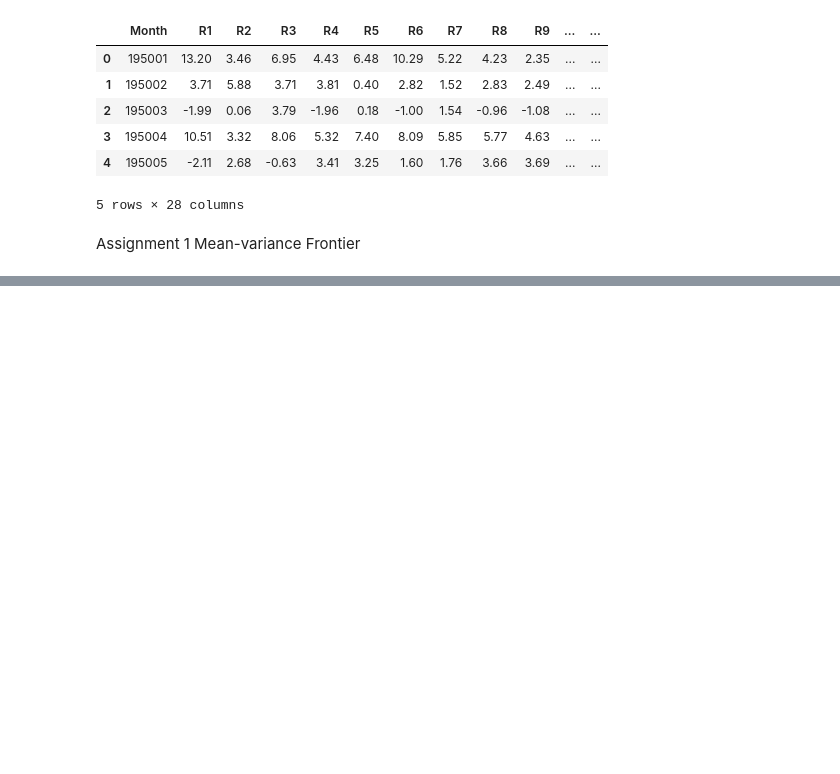
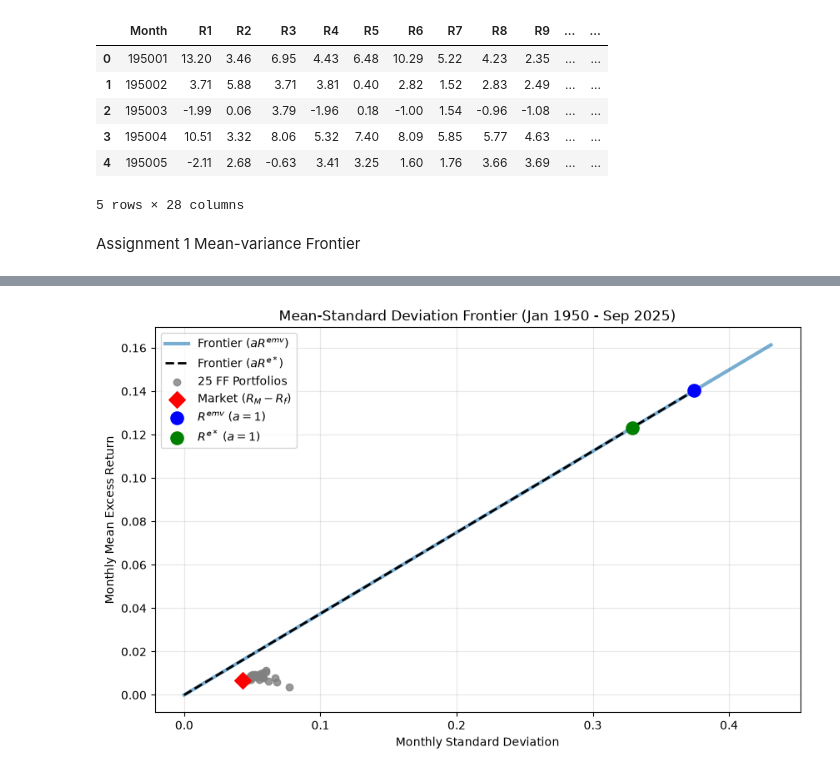
Before and after one commit to Bart-school-acf/AP, a Jupyter notebook: Assignment 1.ipynb, the cells around one changed output, grey strips where cells are left out. Drawn from its saved outputs; the diff is of its cells as text; code cells hidden in the pictures; blank space fills up the shorter version.

Commit message:
Assignment 1.1

```diff
--- a/Assignment 1.ipynb
+++ b/Assignment 1.ipynb
@@ -5,7 +7,7 @@ import numpy as np
 # %%
 #importing database
-db = pd.read_csv("Assignment1.csv")
-db.head()
+df = pd.read_csv("Assignment1.csv")
+df.head()
 # %% [output]
 |  | Month | R1 | R2 | R3 | R4 | R5 | R6 | R7 | R8 | R9 | ... | ... |
 | 0 | 195001 | 13.20 | 3.46 | 6.95 | 4.43 | 6.48 | 10.29 | 5.22 | 4.23 | 2.35 | ... | ... |
@@ -22,0 +49,13 @@ hello world
+# %%
+#assignment 1b
+y = np.ones(T)
+model_star = sm.OLS(y, Re).fit()
+Re_star = model_star.predict(Re).values
+
+mean = Re_star.mean()
+std = Re_star.std()
+sharpe = Re_star.mean() / Re_star.std()
+
+print(mean)
+print(std)
+print(sharpe)
@@ -22,0 +95,36 @@ hello world
+# %%
+#assignment 1d
+a_grid = np.linspace(0, 1.15, 200)
+
+# Frontier points: mean(a * R) = a * mean(R), std(a * R) = |a| * std(R)
+mv_means = a_grid * Remv.mean()
+mv_stds  = np.abs(a_grid) * Remv.std(ddof=1)
+
+star_means = a_grid * Re_star.mean()
+star_stds  = np.abs(a_grid) * Re_star.std(ddof=1)
+
+mkt_ex = df_excess["RM-Rf"]
+
+plt.figure(figsize=(10, 6))
+# Plot frontiers (they lie directly on top of each other because they have the exact same Sharpe ratio!)
+plt.plot(mv_stds, mv_means, label='Frontier ($a R^{emv}$)', linewidth=3, alpha=0.6)
+plt.plot(star_stds, star_means, '--', label='Frontier ($a R^{e*}$)', linewidth=2, color='black')
+
+# Plot 25 test assets
+plt.scatter(Re.std(ddof=1), Re.mean(), color='gray', alpha=0.8, label='25 FF Portfolios')
+
+# Plot Excess Market Return
+plt.scatter(mkt_ex.std(ddof=1), mkt_ex.mean(), color='red', s=100, marker='D', label='Market ($R_M - R_f$)')
+
+# Highlight R^{emv} and R^{e*}
+plt.scatter(Remv.std(ddof=1), Remv.mean(), color='blue', s=120, zorder=5, label='$R^{emv}$ ($a=1$)')
+plt.scatter(Re_star.std(ddof=1), Re_star.mean(), color='green', s=120, zorder=5, label='$R^{e*}$ ($a=1$)')
+
+plt.title('Mean-Standard Deviation Frontier (Jan 1950 - Sep 2025)')
+plt.xlabel('Monthly Standard Deviation')
+plt.ylabel('Monthly Mean Excess Return')
+plt.legend()
+plt.grid(True, alpha=0.3)
+plt.show()
+# %% [output]
+[figure, added]
```
Also changed, not shown: parts of 5 cells of this notebook.
